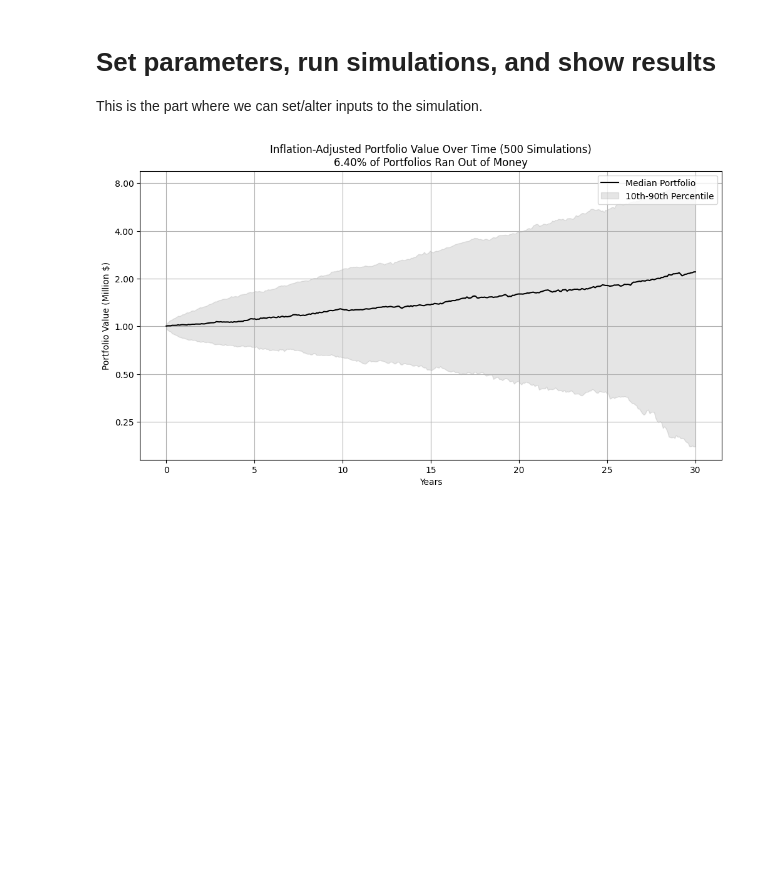
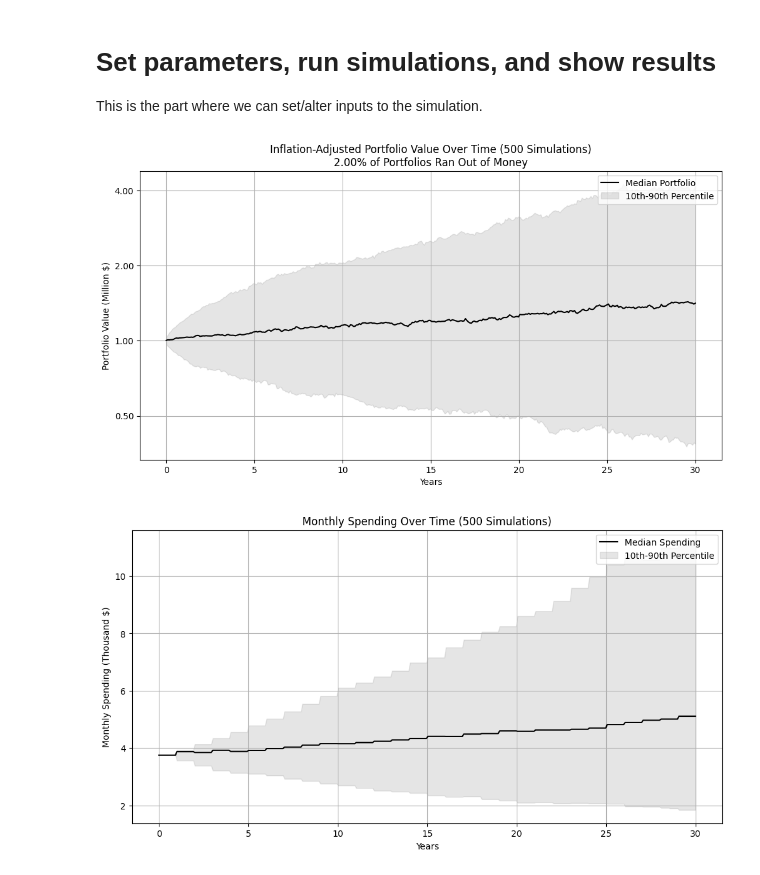
Before and after one commit to haribharadwaj/notebooks, a Jupyter notebook: FINANCE/RetirementBootstrapMonteCarlo.ipynb, the cells around one changed output. Cells and saved outputs as stored; diff of their text form; code cells hidden in the pictures; blank space fills up the shorter version.

Commit message:
Updated to include one dynamic spending strategy as an option.

```diff
--- a/FINANCE/RetirementBootstrapMonteCarlo.ipynb
+++ b/FINANCE/RetirementBootstrapMonteCarlo.ipynb
@@ -365,69 +414,83 @@ This is the part where we can set/alter inputs to the simulation.
 simulation_params = {
     'initial_value': 1e6,            # $1 million starting portfolio
     'years': 30,                     # 30-year simulation
-    'stock_weight': 0.7,            # e.g., 0.7 for 70% stocks, 30% bonds
+    'stock_weight': 0.7,             # e.g., 0.7 for 70% stocks, 30% bonds
     'rebalance_frequency': 3,        # Rebalance every N months
     'transaction_cost_rate': 0.002,  # Proportion of the rebalanced amount
-    'fixed_transaction_cost': 0,    # Fixed cost ($) per rebalancing
-    'withdrawal_rate': 0.04,        # Initial annual withdrawal rate (real)
-    'block_size': 12,                # Block size of in months
-    'num_simulations': 500          # Number of Monte Carlo simulations
+    'fixed_transaction_cost': 0,     # Fixed cost ($) per rebalancing
+    'withdrawal_strategy': 'dynamic',    # 'constant' or 'dynamic' withdrawal strategy
+    'initial_withdrawal_rate': 0.045,     # Initial annual withdrawal rate (real)
+    'ceiling': 0.05,                     # Ceiling for dynamic strategy (e.g., 0.05 for 5%)
+    'floor': -0.05,                     # Floor for dynamic strategy (e.g., -0.025 for -2.5%)
+    'block_size': 12,                # Block size in months
+    'num_simulations': 500           # Number of Monte Carlo simulations
 }
 
+
 # Run the inflation-adjusted Monte Carlo simulations with block bootstrapping
-results_array, depletion_count = simulate_portfolio(df, **simulation_params)
-
+results_array, spending_array, depletion_count = simulate_portfolio(df, **simulation_params)
 
 # Calculate percentiles for the results
-median_portfolio = np.percentile(results_array, 50, axis=0)
-percentile_10 = np.percentile(results_array, 10, axis=0)
-percentile_90 = np.percentile(results_array, 90, axis=0)
-depletion_percentage = (depletion_count /
-                        simulation_params['num_simulations']) * 100
+results_in_millions = results_array / 1e6
+spending_in_thousands = spending_array / 1e3  # Convert spending to thousands for plotting
 
-# Plot the results
-import matplotlib.pyplot as plt
-import matplotlib.ticker as ticker
-
-# Number of years for the simulation
+# Number of years and months for the simulation
 years = simulation_params['years']
 months = years * 12
 
-# Convert the results from dollars to millions of dollars
-results_in_millions = results_array / 1e6
+# Generate the x-axis values in years
+x_values_years = np.linspace(0, years, months)
 
-# Calculate percentiles for plotting
+# Calculate percentiles for portfolio values
 median_portfolio = np.percentile(results_in_millions, 50, axis=0)
 percentile_10 = np.percentile(results_in_millions, 10, axis=0)
 percentile_90 = np.percentile(results_in_millions, 90, axis=0)
 
+# Calculate percentiles for spending amounts
+median_spending = np.percentile(spending_in_thousands, 50, axis=0)
+spending_percentile_10 = np.percentile(spending_in_thousands, 10, axis=0)
+spending_percentile_90 = np.percentile(spending_in_thousands, 90, axis=0)
+
 depletion_percentage = (depletion_count /
                         simulation_params['num_simulations']) * 100
 
-# Generate the x-axis values in years
-x_values_years = np.linspace(0, years, months)
+# Plot the portfolio value results in log scale
+import matplotlib.pyplot as plt
+import matplotlib.ticker as ticker
 
-# Plot the results in log scale
 plt.figure(figsize=(12, 6))
 plt.plot(x_values_years, median_portfolio, label='Median Portfolio',
          color='black')
 plt.fill_between(x_values_years, percentile_10, percentile_90, alpha=0.2,
                  label='10th-90th Percentile', color='grey')
 plt.title(f'Inflation-Adjusted Portfolio Value Over Time '
           f'({simulation_params["num_simulations"]} Simulations)\n'
           f'{depletion_percentage:.2f}% of Portfolios Ran Out of Money')
 plt.xlabel('Years')
 plt.ylabel('Portfolio Value (Million $)')
 plt.yscale('log')  # Set y-axis to log scale
 
 # Customize the ticks using LogLocator for better control over tick appearance
 ax = plt.gca()  # Get the current axis
 ax.yaxis.set_major_locator(ticker.LogLocator(base=2.0, numticks=10))
 ax.yaxis.set_minor_locator(ticker.LogLocator(base=2.0, subs='auto', numticks=10))
 ax.yaxis.set_major_formatter(ticker.ScalarFormatter())  # Ensure tick labels are integers
 
 plt.grid(True, which='both', axis='both')  # Grid for both major and minor ticks on y-axis
 plt.legend()
 plt.show()
+
+# Plot the monthly spending amounts
+plt.figure(figsize=(12, 6))
+plt.plot(x_values_years, median_spending, label='Median Spending', color='black')
+plt.fill_between(x_values_years, spending_percentile_10, spending_percentile_90, alpha=0.2,
+                 label='10th-90th Percentile', color='grey')
+plt.title(f'Monthly Spending Over Time ({simulation_params["num_simulations"]} Simulations)')
+plt.xlabel('Years')
+plt.ylabel('Monthly Spending (Thousand $)')
+plt.grid(True)
+plt.legend()
+plt.show()
 # %% [output]
-[figure, old version]
+[figure, new version]
+[figure, added]
```
Also changed, not shown: parts of 3 cells of this notebook.
